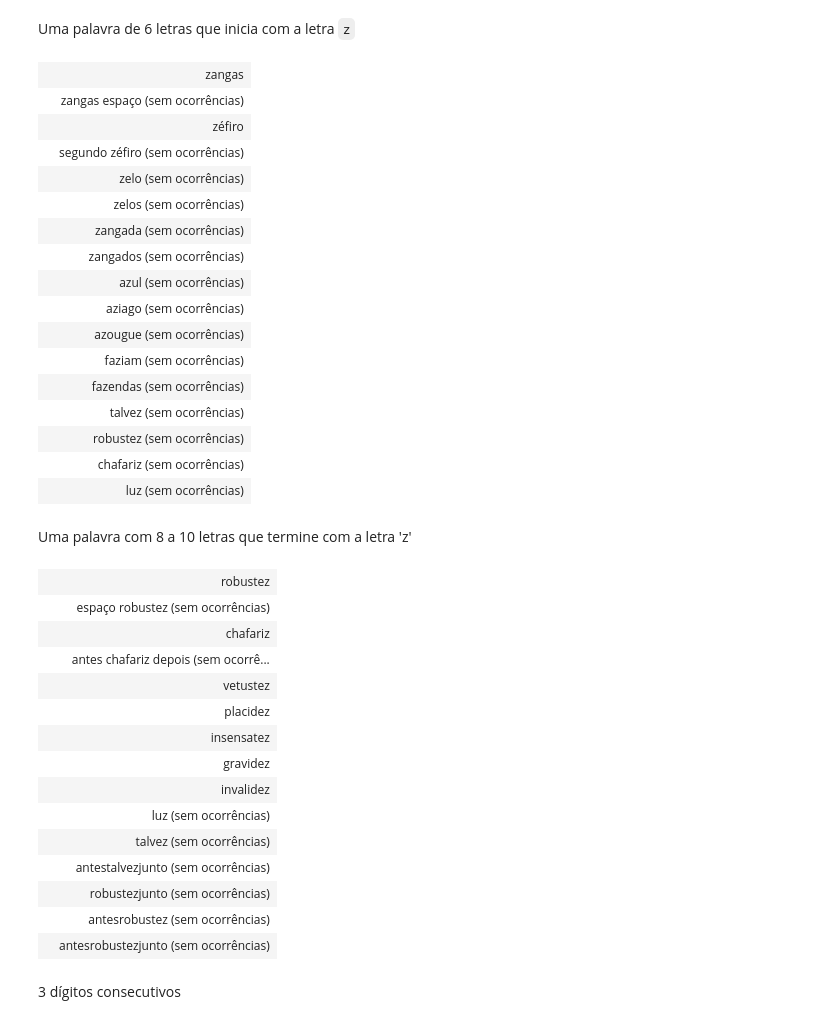
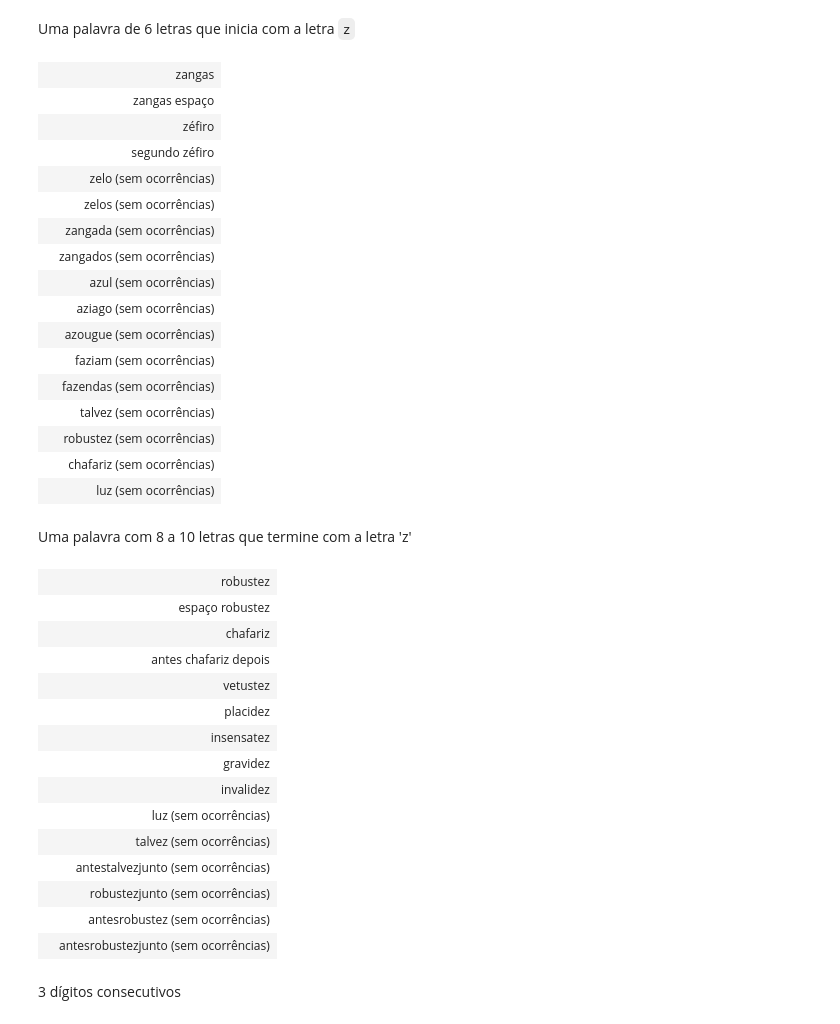
Before and after one commit to k3lvin-os/qads_execicio_obter_e_preparar_dados, a Jupyter notebook: QADS_Obtendo_e_Preparando_de_Dados_exercícios.ipynb, the cells around one changed output. Cells and saved outputs as stored; diff of their text form; code cells hidden in the pictures.

```diff
--- a/QADS_Obtendo_e_Preparando_de_Dados_exercícios.ipynb
+++ b/QADS_Obtendo_e_Preparando_de_Dados_exercícios.ipynb
@@ -53,12 +53,12 @@ exercicio(1, r'(ab+)')
 # %% [markdown]
 Uma palavra de 6 letras que inicia com a letra `z`
 # %%
-exercicio(2, r'^z\w{5}$')
+exercicio(2, r'\bz\w{5}\b')
 # %% [output]
 |  | zangas |
-|  | zangas espaço (sem ocorrências) |
+|  | zangas espaço |
 |  | zéfiro |
-|  | segundo zéfiro (sem ocorrências) |
+|  | segundo zéfiro |
 |  | zelo (sem ocorrências) |
 |  | zelos (sem ocorrências) |
 |  | zangada (sem ocorrências) |
@@ -75,12 +75,12 @@ exercicio(2, r'^z\w{5}$')
 # %% [markdown]
 Uma palavra com 8 a 10 letras que termine com a letra 'z'
 # %%
-exercicio(3, r'^\w{7,9}z$')
+exercicio(3, r'\b\w{7,9}z\b')
 # %% [output]
 |  | robustez |
-|  | espaço robustez (sem ocorrências) |
+|  | espaço robustez |
 |  | chafariz |
-|  | antes chafariz depois (sem ocorrê... |
+|  | antes chafariz depois |
 |  | vetustez |
 |  | placidez |
 |  | insensatez |
```
Also changed, not shown: parts of 9 cells of this notebook.
